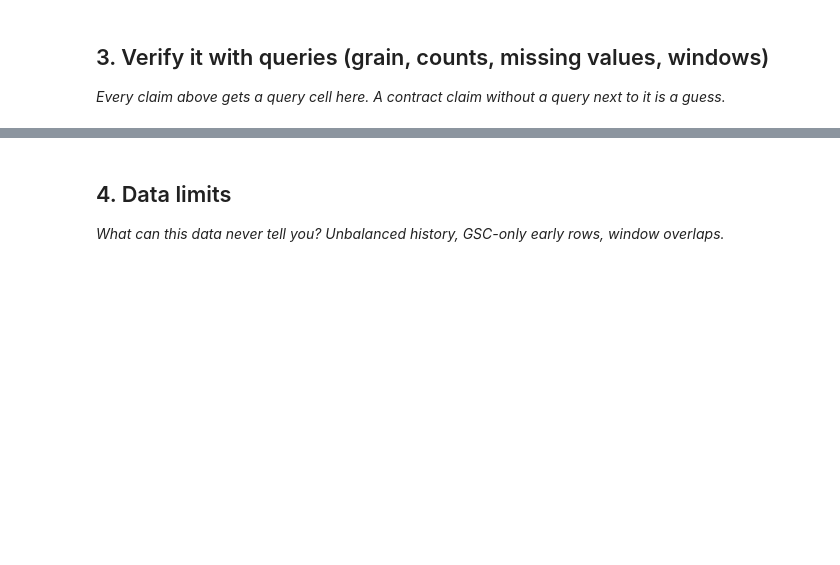
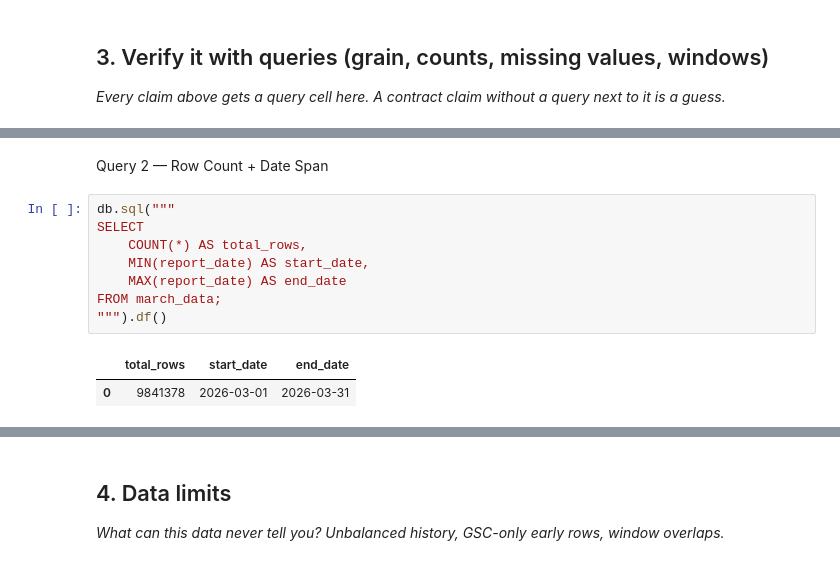
Before and after one commit to omi290/flyrank-ml-internship, a Jupyter notebook: work/notebooks/w03_data_contract.ipynb, the cells around one changed output, grey strips where cells are left out. Cells and saved outputs as stored; diff of their text form; blank space fills up the shorter version.

```diff
--- a/work/notebooks/w03_data_contract.ipynb
+++ b/work/notebooks/w03_data_contract.ipynb
@@ -29,0 +261,13 @@ This skeleton is yours to fill. Work the sections **in order** — each one has
+# %% [markdown]
+Query 2 — Row Count + Date Span
+# %%
+db.sql("""
+SELECT
+    COUNT(*) AS total_rows,
+    MIN(report_date) AS start_date,
+    MAX(report_date) AS end_date
+FROM march_data;
+""").df()
+# %% [output]
+|  | total_rows | start_date | end_date |
+| 0 | 9841378 | 2026-03-01 | 2026-03-31 |
```
Also changed, not shown: parts of 26 cells of this notebook.
